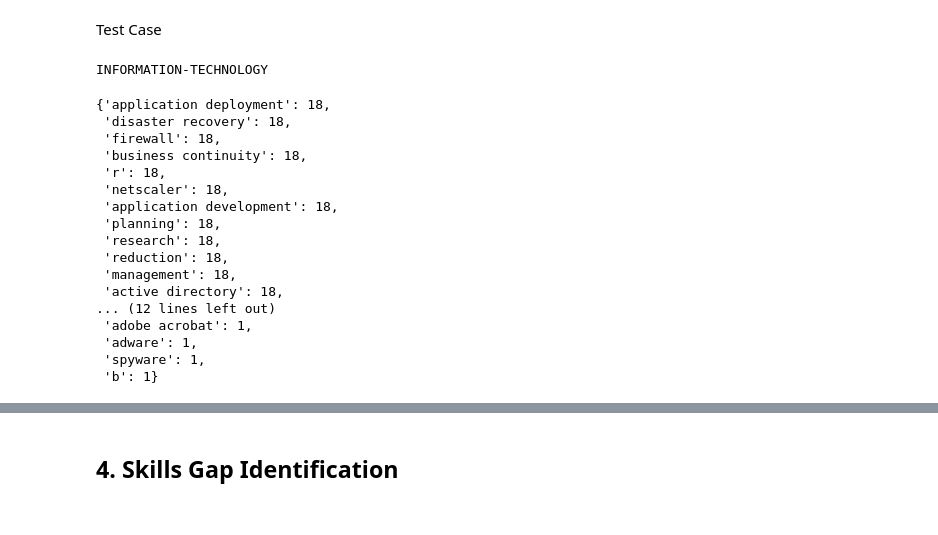
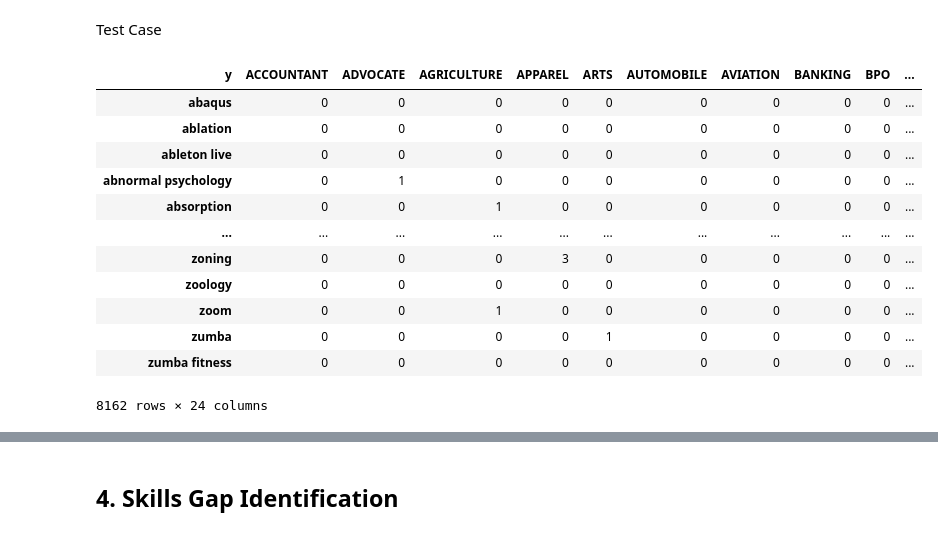
Before and after one commit to remuslum/bt4103team13, a Jupyter notebook: Skills Engine.ipynb, the cells around one changed output, grey strips where cells are left out. Cells and saved outputs as stored; diff of their text form; code cells hidden in the pictures.

Commit message:
Modified and Organized Skills Extraction and Identification Codes

```diff
--- a/Skills Engine.ipynb
+++ b/Skills Engine.ipynb
@@ -24,7 +25,7 @@ nlp = spacy.load('en_core_web_sm')
 # N-grams will no longer be treated as 'N' and '-grams'
 nlp.tokenizer = Tokenizer(nlp.vocab, token_match=re.compile(r'\S+').match)
 
-skills_api = pd.read_excel('/content/drive/MyDrive/BT4103/all_skills_emsi.xlsx')
+skills_api = pd.read_excel('all_skills_emsi.xlsx')
 skills_api['name'] = skills_api['name'].apply(lambda x: re.sub("\W?\(.*?\)","",x))
 skills_api['name'] = skills_api['name'].apply(lambda x: x.strip().lower())
 skills_api['lemmatized_name'] = skills_api['name'].apply(lambda x: ' '.join([token.lemma_ for token in nlp(x)]))
@@ -218,7 +219,7 @@ def experience_tagging(date_list):
 
     return cleaned_section
 
-def skills_experience_level_identification(resume):
+def skills_experience_level_identification(resume,skills_api):
     res = {}
     date_list = date_search(resume)
     experience_sec = experience_tagging(date_list)
@@ -240,0 +269,10 @@ def skills_experience_level_identification(resume):
+# %%
+# extract skills from all rows > store in dictionary > pickle dump
+'''
+df1["Skills"] = df1["Text"].apply(lambda x: skills_experience_level_identification(x,skills_api))
+user_skills0 = {}
+for index, row in df1.iterrows():
+  user_skills0[row.ID] = row.Skills
+with open('user_skills.pkl', 'wb') as handle:
+  pickle.dump(user_skills0, handle)
+'''
@@ -241,27 +324,43 @@ def skills_experience_level_identification(resume):
+# %%
+def get_resume_significance_table(df,skills_dic):
+
+    # creates a binary matrix indicating the presence of each skill
+    df['Skills'] = df['ID'].apply(lambda x: list(skills_dic[x].keys()))
+    mlb = MultiLabelBinarizer()
+    table = pd.DataFrame(mlb.fit_transform(df['Skills']),
+                         columns=mlb.classes_,
+                         index=df['Skills'].index)
+
+    # add category column as y
+    y = df['Category']
+    table['y'] = y
+
+    # sum by y column
+    agg_table = table.groupby(['y']).sum()
+    agg_table = agg_table.T
+
+    return agg_table
 # %% [markdown]
 Test Case
-# %%
-# Test Case
-test_resume = df1.iloc[300,2]
-test_resume_skills = skills_experience_level_identification(test_resume)
-print(df1.iloc[300,1])
-test_resume_skills
-# %% [output]
-INFORMATION-TECHNOLOGY
-{'application deployment': 18,
- 'disaster recovery': 18,
- 'firewall': 18,
- 'business continuity': 18,
- 'r': 18,
- 'netscaler': 18,
- 'application development': 18,
- 'planning': 18,
- 'research': 18,
- 'reduction': 18,
- 'management': 18,
- 'active directory': 18,
-... (12 lines left out)
- 'adobe acrobat': 1,
- 'adware': 1,
- 'spyware': 1,
- 'b': 1}
+# %%
+resume_df = df1.copy()
+
+with open('resume_skills.pkl', 'rb') as pickle_file:
+    resume_skills_dic = pickle.load(pickle_file)
+
+resume_table = get_resume_significance_table(resume_df,resume_skills_dic)
+resume_table
+# %% [output]
+| y | ACCOUNTANT | ADVOCATE | AGRICULTURE | APPAREL | ARTS | AUTOMOBILE | AVIATION | BANKING | BPO | ... |
+| abaqus | 0 | 0 | 0 | 0 | 0 | 0 | 0 | 0 | 0 | ... |
+| ablation | 0 | 0 | 0 | 0 | 0 | 0 | 0 | 0 | 0 | ... |
+| ableton live | 0 | 0 | 0 | 0 | 0 | 0 | 0 | 0 | 0 | ... |
+| abnormal psychology | 0 | 1 | 0 | 0 | 0 | 0 | 0 | 0 | 0 | ... |
+| absorption | 0 | 0 | 1 | 0 | 0 | 0 | 0 | 0 | 0 | ... |
+| ... | ... | ... | ... | ... | ... | ... | ... | ... | ... | ... |
+| zoning | 0 | 0 | 0 | 3 | 0 | 0 | 0 | 0 | 0 | ... |
+| zoology | 0 | 0 | 0 | 0 | 0 | 0 | 0 | 0 | 0 | ... |
+| zoom | 0 | 0 | 1 | 0 | 0 | 0 | 0 | 0 | 0 | ... |
+| zumba | 0 | 0 | 0 | 0 | 1 | 0 | 0 | 0 | 0 | ... |
+| zumba fitness | 0 | 0 | 0 | 0 | 0 | 0 | 0 | 0 | 0 | ... |
+8162 rows × 24 columns
```
Also changed, not shown: parts of 42 cells of this notebook.
